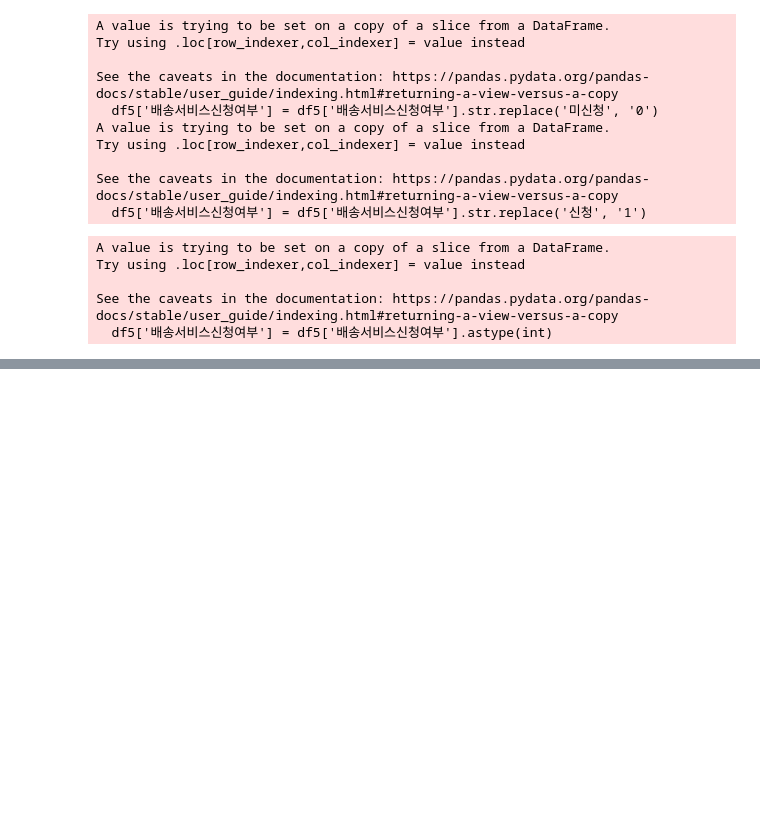
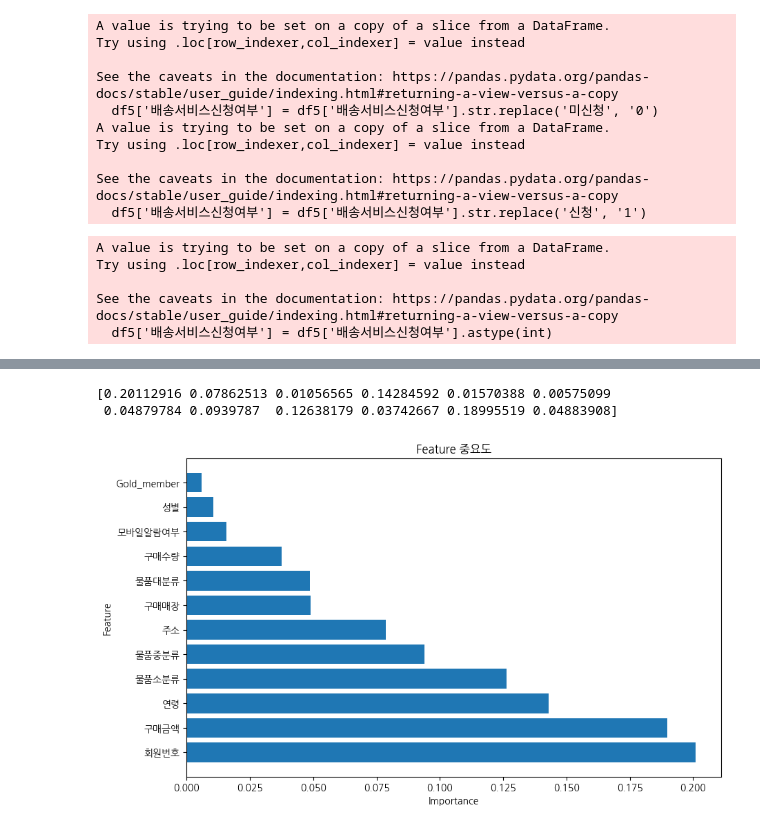
Before and after one commit to brooklyn-h/hanaro_1, a Jupyter notebook: mini_project.ipynb, the cells around one changed output, grey strips where cells are left out. Cells and saved outputs as stored; diff of their text form; code cells hidden in the pictures; blank space fills up the shorter version.

```diff
--- a/mini_project.ipynb
+++ b/mini_project.ipynb
@@ -764,0 +780,19 @@ df5
+# %%
+sampling_model = SMOTETomek() # SMOTE + Link
+X_resample, Y_resample = sampling_model.fit_resample(X, Y)
+
+X_resample = X_resample.to_numpy()
+Y_resample = Y_resample.to_numpy()
+
+train_x, test_x, train_y, test_y = train_test_split(X_resample, Y_resample)
+# %%
+# 랜덤 포레스트 분류 모델
+rf_model = RandomForestClassifier()
+rf_model.fit(train_x, train_y)
+
+# 모델 정확도 평가 (랜덤 포레스트의 경우)
+# 예측값
+y_pred = rf_model.predict(test_x)
+
+report_tuned = classification_report(test_y, y_pred)
+print(report_tuned)
@@ -764,0 +814,23 @@ df5
+# %%
+# 피쳐 중요도 얻기
+feature_importance = rf_model.feature_importances_
+
+# 피쳐 중요도를 데이터프레임으로 변환
+feature_importance_df = pd.DataFrame({'Feature': X.columns, 'Importance': feature_importance})
+
+# 중요도 기준으로 정렬
+feature_importance_df = feature_importance_df.sort_values(by='Importance', ascending=False)
+
+print(feature_importance)
+
+# 피쳐 중요도 시각화
+plt.figure(figsize=(10, 6))
+plt.barh(feature_importance_df['Feature'], feature_importance_df['Importance'])
+plt.xlabel('Importance')
+plt.ylabel('Feature')
+plt.title('Feature 중요도')
+plt.show()
+# %% [output]
+[0.20112916 0.07862513 0.01056565 0.14284592 0.01570388 0.00575099
+ 0.04879784 0.0939787  0.12638179 0.03742667 0.18995519 0.04883908]
+[figure, added]
```
Also changed, not shown: parts of 40 cells of this notebook.
